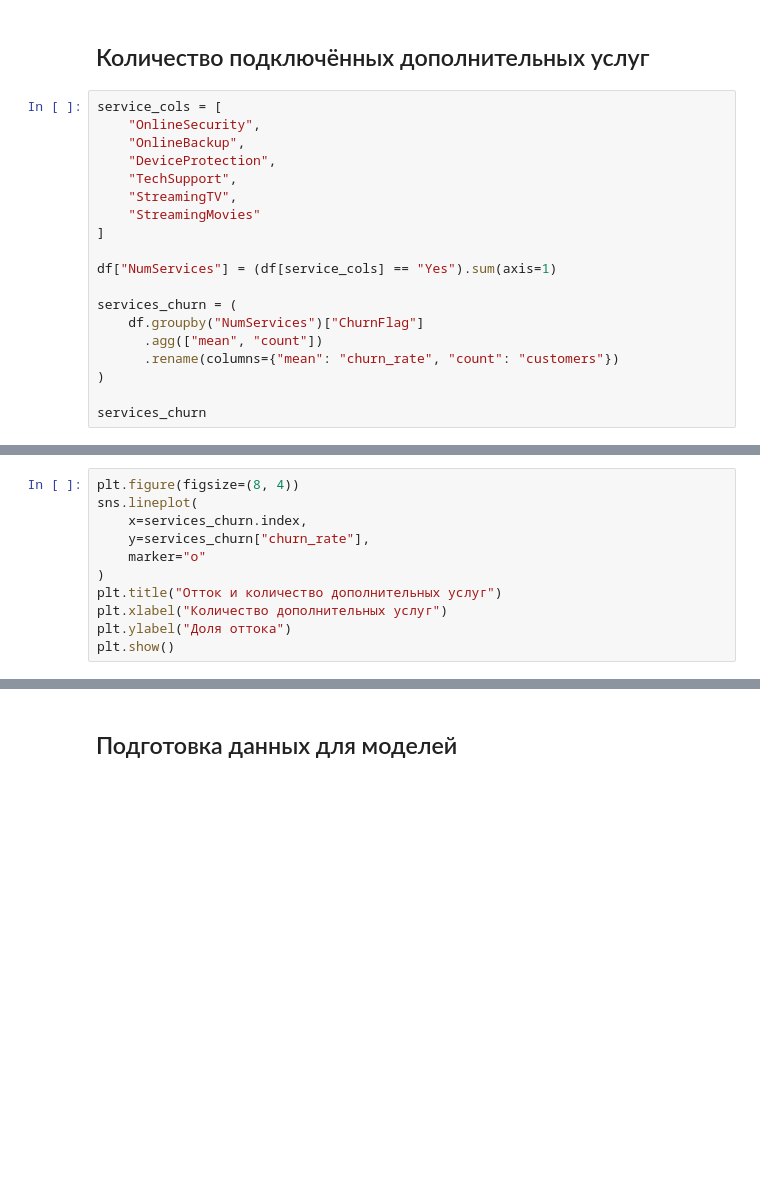
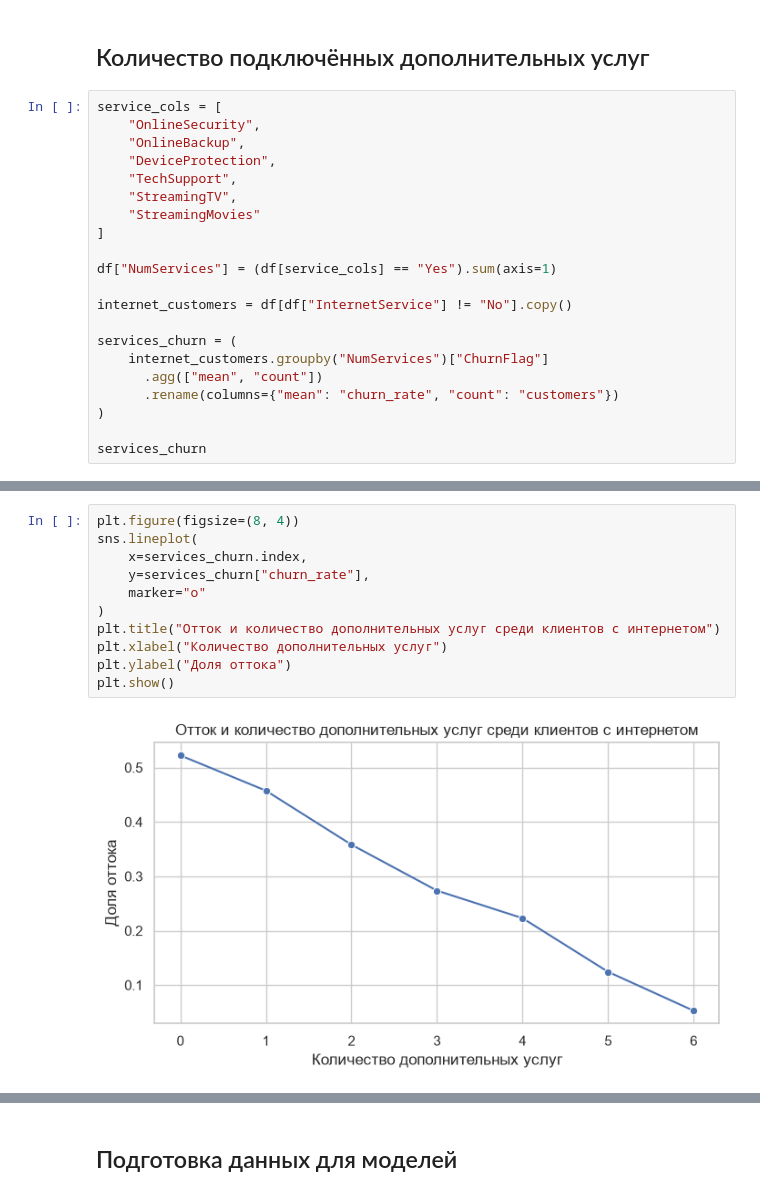
Before and after one commit to adhamov8/telco-churn-analysis, a Jupyter notebook: telco-churn-analysis.ipynb, the cells around one changed output, grey strips where cells are left out. Saved outputs shown, nothing was run; the diff lists cells and outputs as text; blank space fills up the shorter version.

Commit message:
Improve churn analysis and save results

```diff
--- a/telco-churn-analysis.ipynb
+++ b/telco-churn-analysis.ipynb
@@ -143,8 +197,10 @@ service_cols = [
 
 df["NumServices"] = (df[service_cols] == "Yes").sum(axis=1)
 
+internet_customers = df[df["InternetService"] != "No"].copy()
+
 services_churn = (
-    df.groupby("NumServices")["ChurnFlag"]
+    internet_customers.groupby("NumServices")["ChurnFlag"]
       .agg(["mean", "count"])
       .rename(columns={"mean": "churn_rate", "count": "customers"})
 )
@@ -153,12 +219,14 @@ services_churn
 # %%
 plt.figure(figsize=(8, 4))
 sns.lineplot(
     x=services_churn.index,
     y=services_churn["churn_rate"],
     marker="o"
 )
-plt.title("Отток и количество дополнительных услуг")
+plt.title("Отток и количество дополнительных услуг среди клиентов с интернетом")
 plt.xlabel("Количество дополнительных услуг")
 plt.ylabel("Доля оттока")
 plt.show()
+# %% [output]
+[figure, added]
 # %% [markdown]
```
Also changed, not shown: parts of 27 cells of this notebook, 1 other file.
